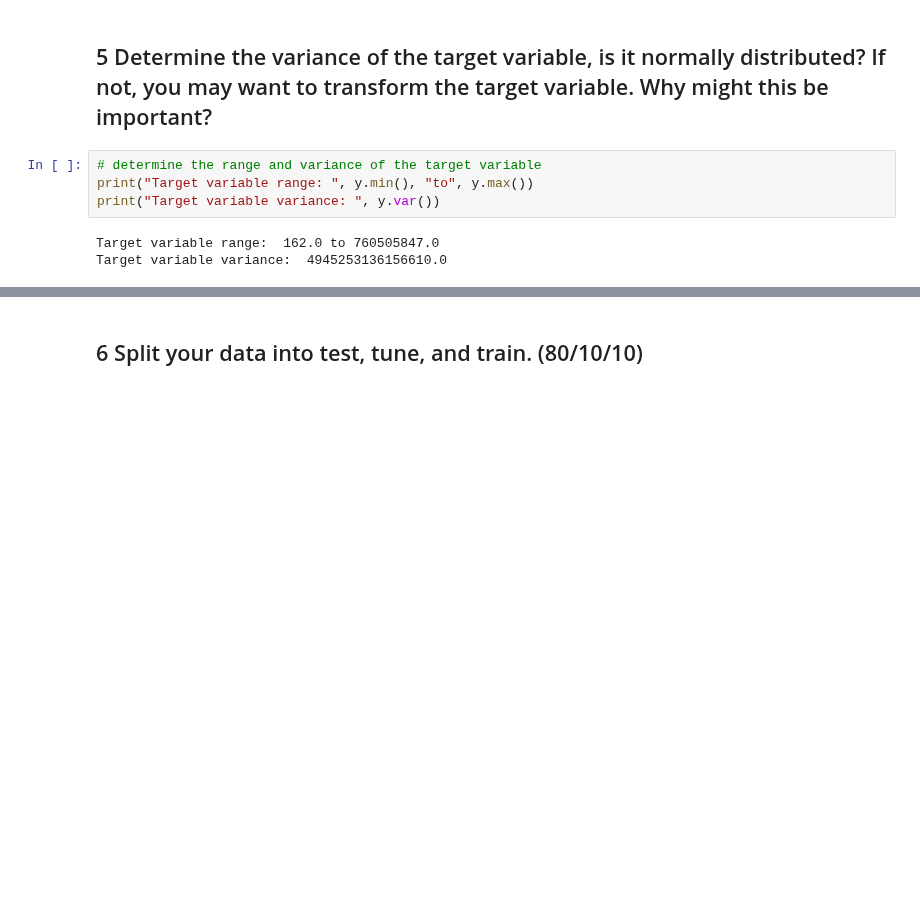
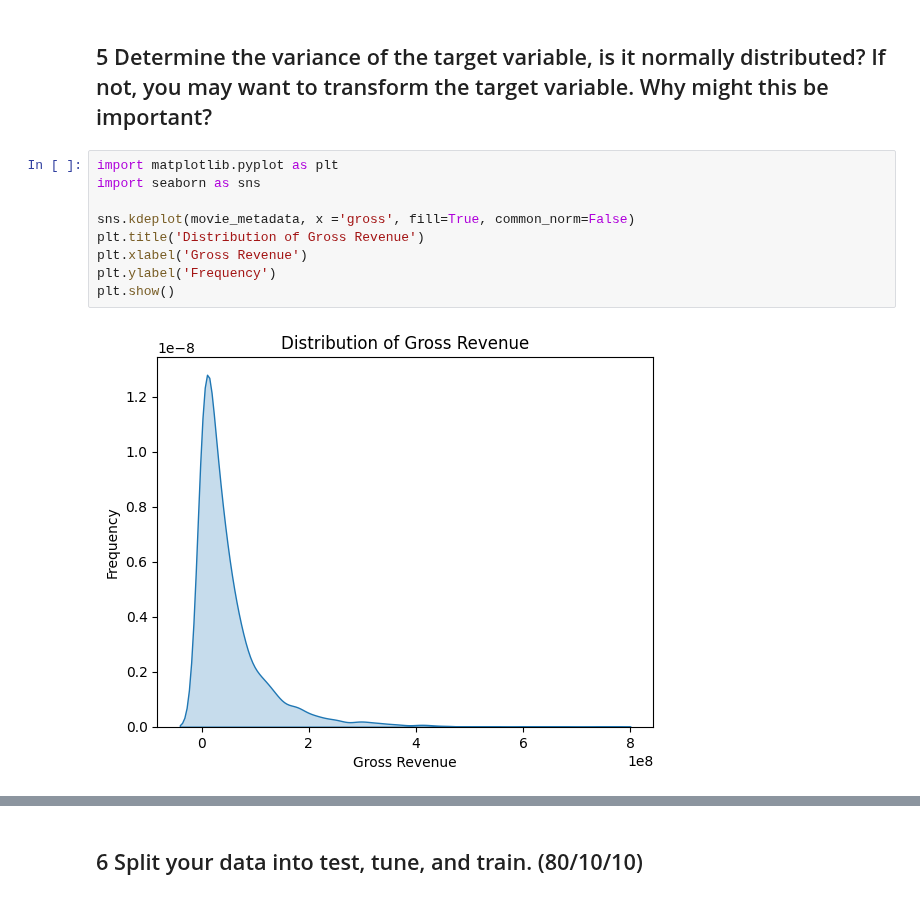
Before and after one commit to dylanlidailin/DS-3021, a Jupyter notebook: 09_DT_Regression/DT_Reg_Lab.ipynb, the cells around one changed output, grey strips where cells are left out. Drawn from its saved outputs; the diff is of its cells as text; blank space fills up the shorter version.

```diff
--- a/09_DT_Regression/DT_Reg_Lab.ipynb
+++ b/09_DT_Regression/DT_Reg_Lab.ipynb
@@ -216,10 +232,14 @@ movie_metadata = movie_metadata.drop(['movie_title','plot_keywords','movie_imdb_
 ## 4 Guess what, you don't need to scale the data, because DTs don't require this to be done, they make local greedy decisions...keeps getting easier, go to the next step.
 # %% [markdown]
 ## 5 Determine the variance of the target variable, is it normally distributed? If not, you may want to transform the target variable. Why might this be important?
-# %%
-# determine the range and variance of the target variable
-print("Target variable range: ", y.min(), "to", y.max())
-print("Target variable variance: ", y.var())
-# %% [output]
-Target variable range:  162.0 to 760505847.0
-Target variable variance:  4945253136156610.0
+# %%
+import matplotlib.pyplot as plt
+import seaborn as sns
+
+sns.kdeplot(movie_metadata, x ='gross', fill=True, common_norm=False)
+plt.title('Distribution of Gross Revenue')
+plt.xlabel('Gross Revenue')
+plt.ylabel('Frequency')
+plt.show()
+# %% [output]
+[figure, added]
```
Also changed, not shown: parts of 25 cells of this notebook.
